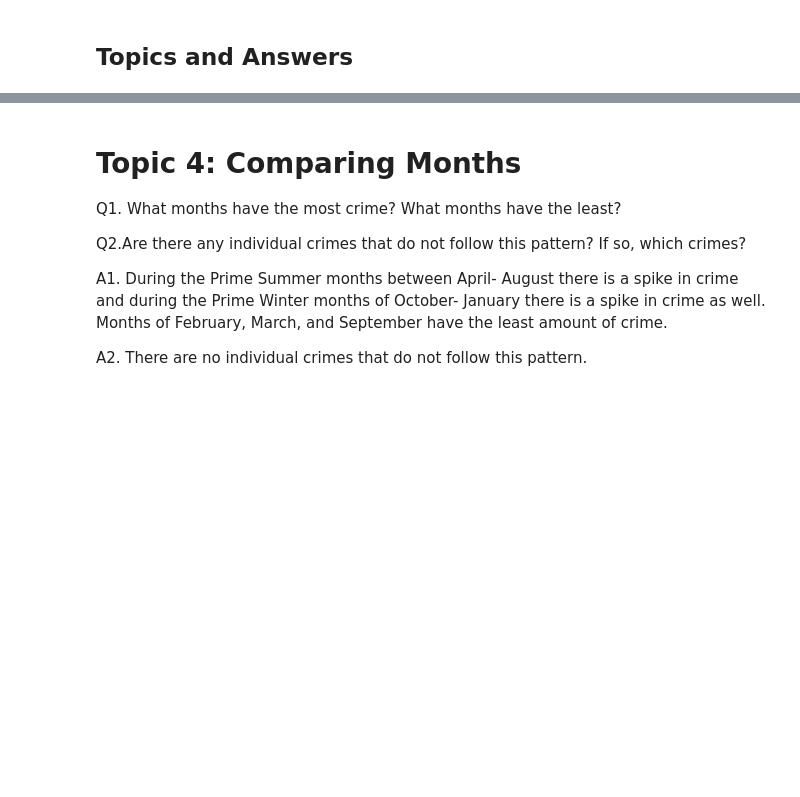
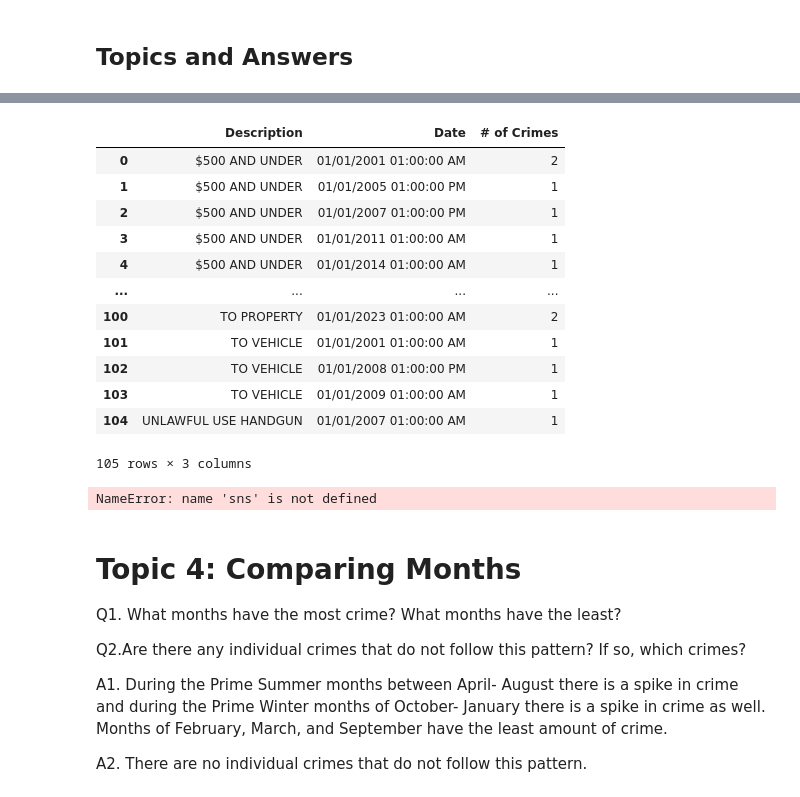
Before and after one commit to CatDawn29/Tippins-Chicago-Data-Project-4, a Jupyter notebook: Project 4 - Tippins Chicago Crime Data.ipynb, the cells around one changed output, grey strips where cells are left out. Saved outputs shown, nothing was run; the diff lists cells and outputs as text; code cells hidden in the pictures; blank space fills up the shorter version.

```diff
--- a/Project 4 - Tippins Chicago Crime Data.ipynb
+++ b/Project 4 - Tippins Chicago Crime Data.ipynb
@@ -353,0 +392,22 @@ A2. There are two individual crimes that are slightly decreasing as time goes on
+# %%
+## convert to dataframe and reset_index()
+plot_df = crimes_by_hour.to_frame('# of Crimes').reset_index()
+plot_df
+# %% [output]
+|  | Description | Date | # of Crimes |
+| 0 | $500 AND UNDER | 01/01/2001 01:00:00 AM | 2 |
+| 1 | $500 AND UNDER | 01/01/2005 01:00:00 PM | 1 |
+| 2 | $500 AND UNDER | 01/01/2007 01:00:00 PM | 1 |
+| 3 | $500 AND UNDER | 01/01/2011 01:00:00 AM | 1 |
+| 4 | $500 AND UNDER | 01/01/2014 01:00:00 AM | 1 |
+| ... | ... | ... | ... |
+| 100 | TO PROPERTY | 01/01/2023 01:00:00 AM | 2 |
+| 101 | TO VEHICLE | 01/01/2001 01:00:00 AM | 1 |
+| 102 | TO VEHICLE | 01/01/2008 01:00:00 PM | 1 |
+| 103 | TO VEHICLE | 01/01/2009 01:00:00 AM | 1 |
+| 104 | UNLAWFUL USE HANDGUN | 01/01/2007 01:00:00 AM | 1 |
+105 rows × 3 columns
+# %%
+ax = sns.lineplot(data=plot_df, x='HourOfDay',y='# of Crimes')
+# %% [output]
+NameError: name 'sns' is not defined
```
Also changed, not shown: parts of 34 cells of this notebook, 25 other files.
